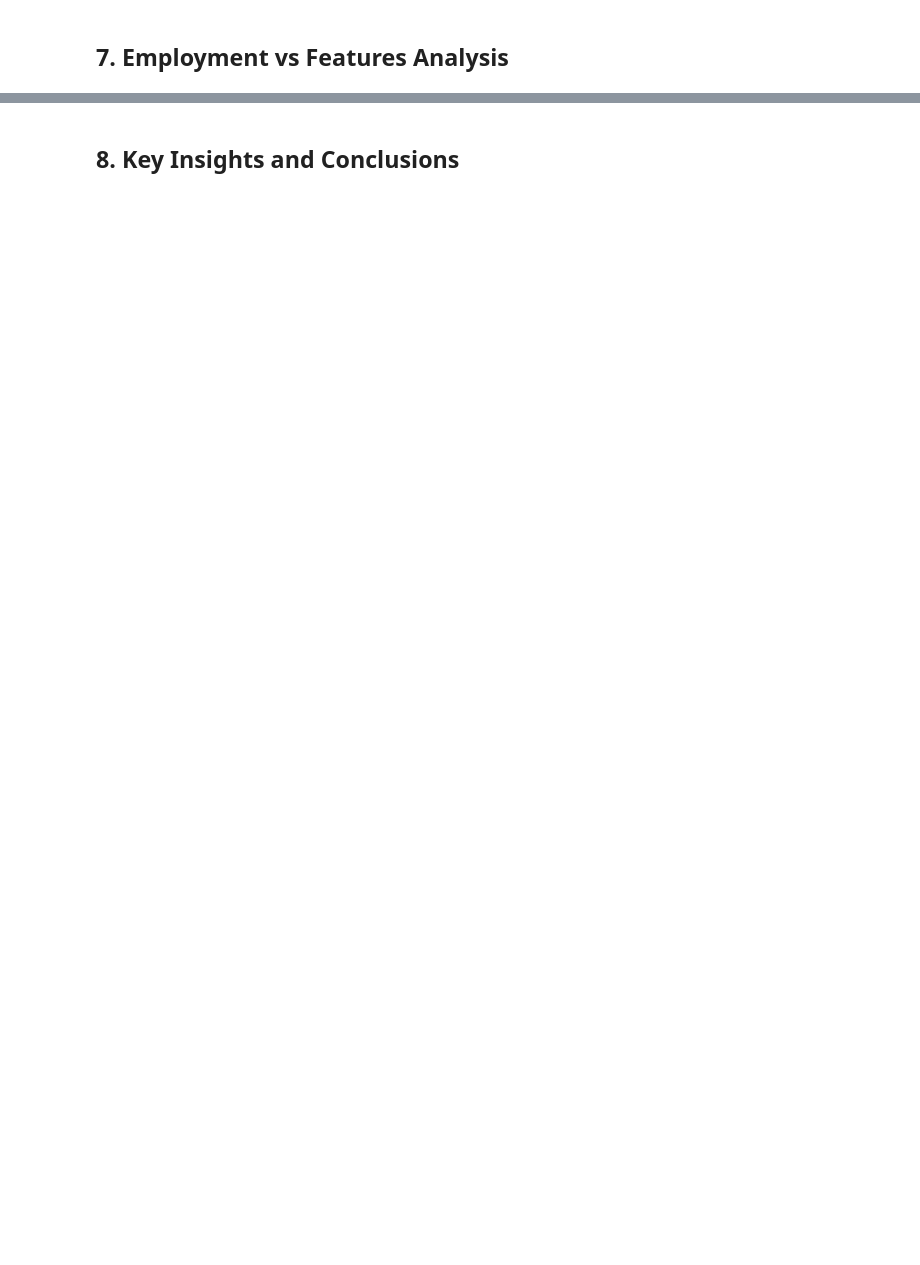
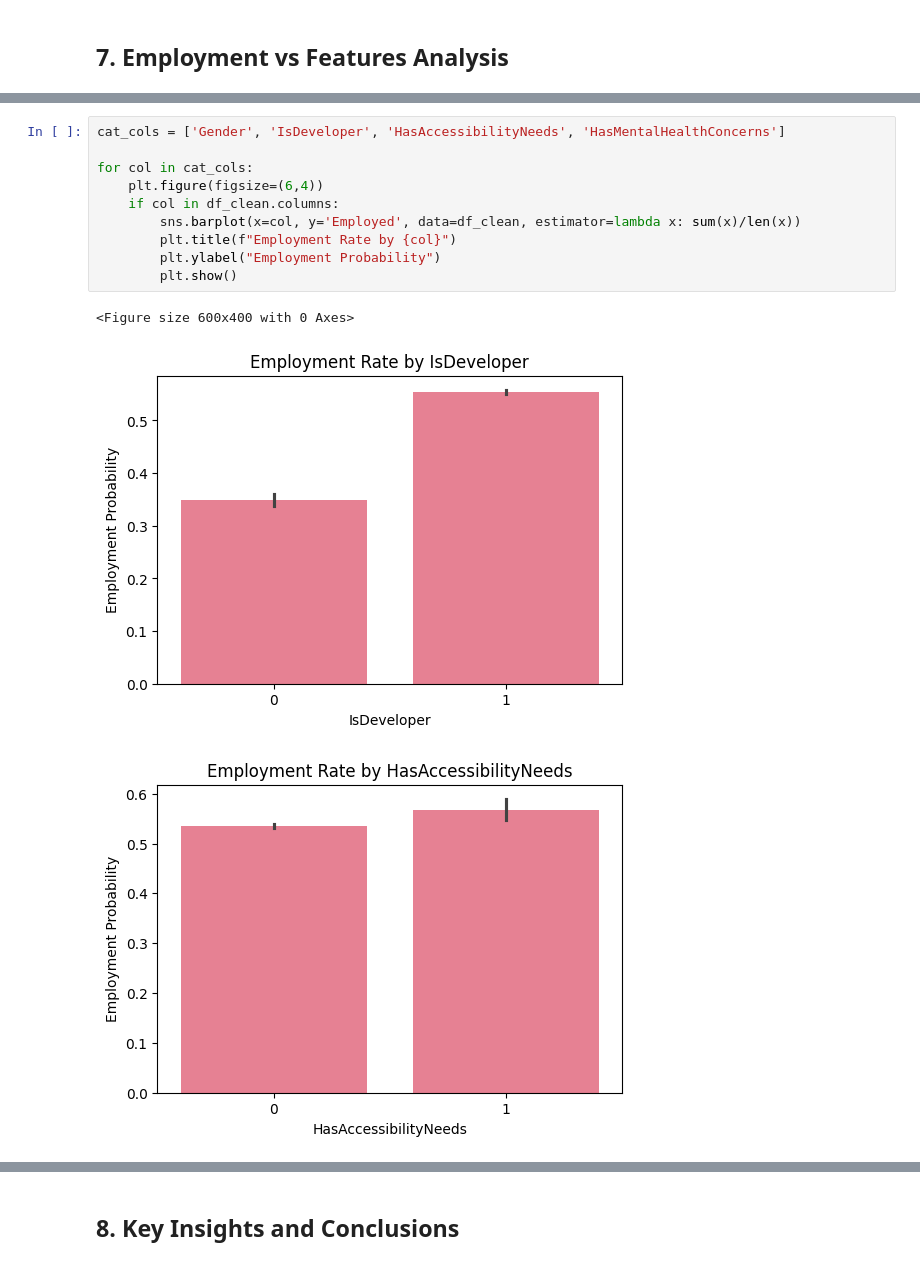
Before and after one commit to ChanakaWickramasingha/predSeeker, a Jupyter notebook: notebooks/01_EDA.ipynb, the cells around one changed output, grey strips where cells are left out. Saved outputs shown, nothing was run; the diff lists cells and outputs as text; blank space fills up the shorter version.

```diff
--- a/notebooks/01_EDA.ipynb
+++ b/notebooks/01_EDA.ipynb
@@ -191,0 +298,14 @@ if X_train is not None:
+# %%
+cat_cols = ['Gender', 'IsDeveloper', 'HasAccessibilityNeeds', 'HasMentalHealthConcerns']
+
+for col in cat_cols:
+    plt.figure(figsize=(6,4))
+    if col in df_clean.columns:
+        sns.barplot(x=col, y='Employed', data=df_clean, estimator=lambda x: sum(x)/len(x))
+        plt.title(f"Employment Rate by {col}")
+        plt.ylabel("Employment Probability")
+        plt.show()
+# %% [output]
+<Figure size 600x400 with 0 Axes>
+[figure, added]
+[figure, added]
```
Also changed, not shown: parts of 13 cells of this notebook, 3 other files.
